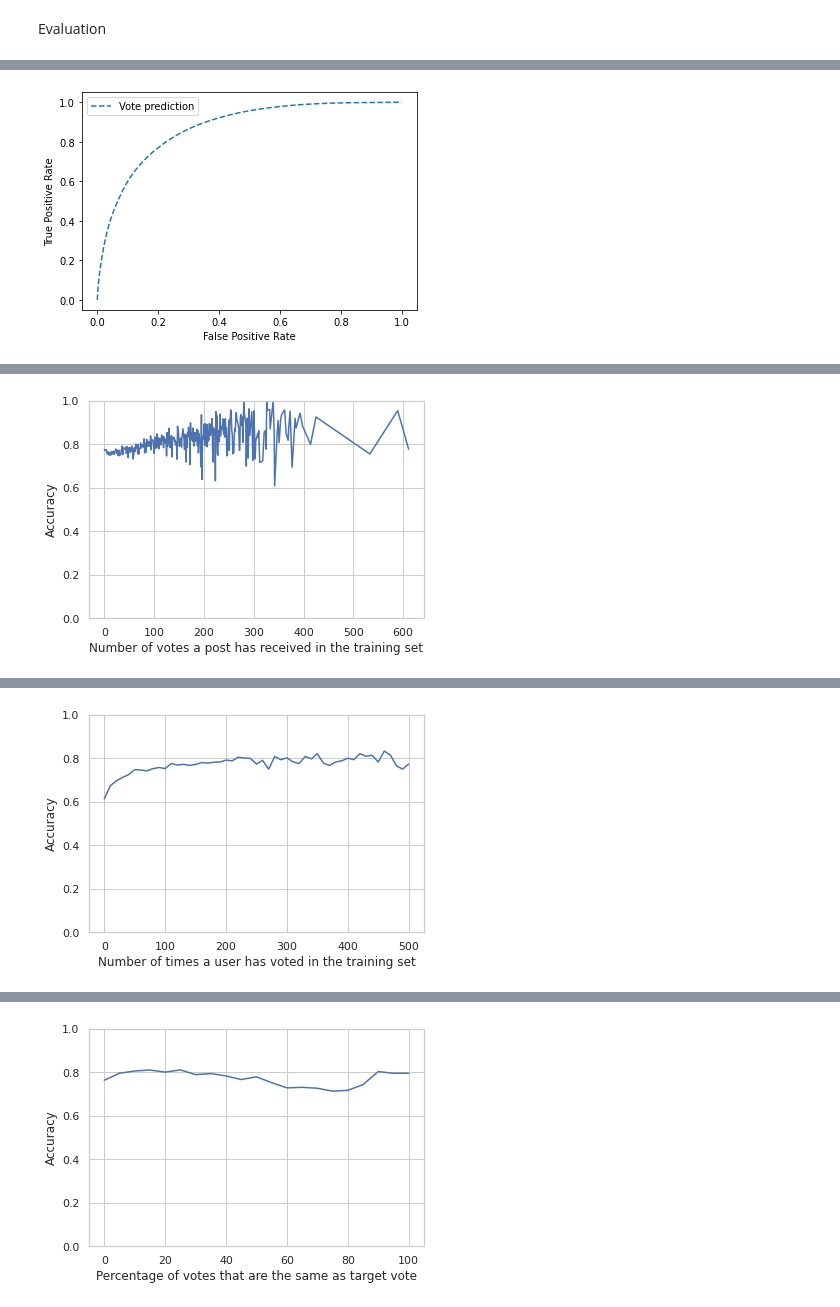
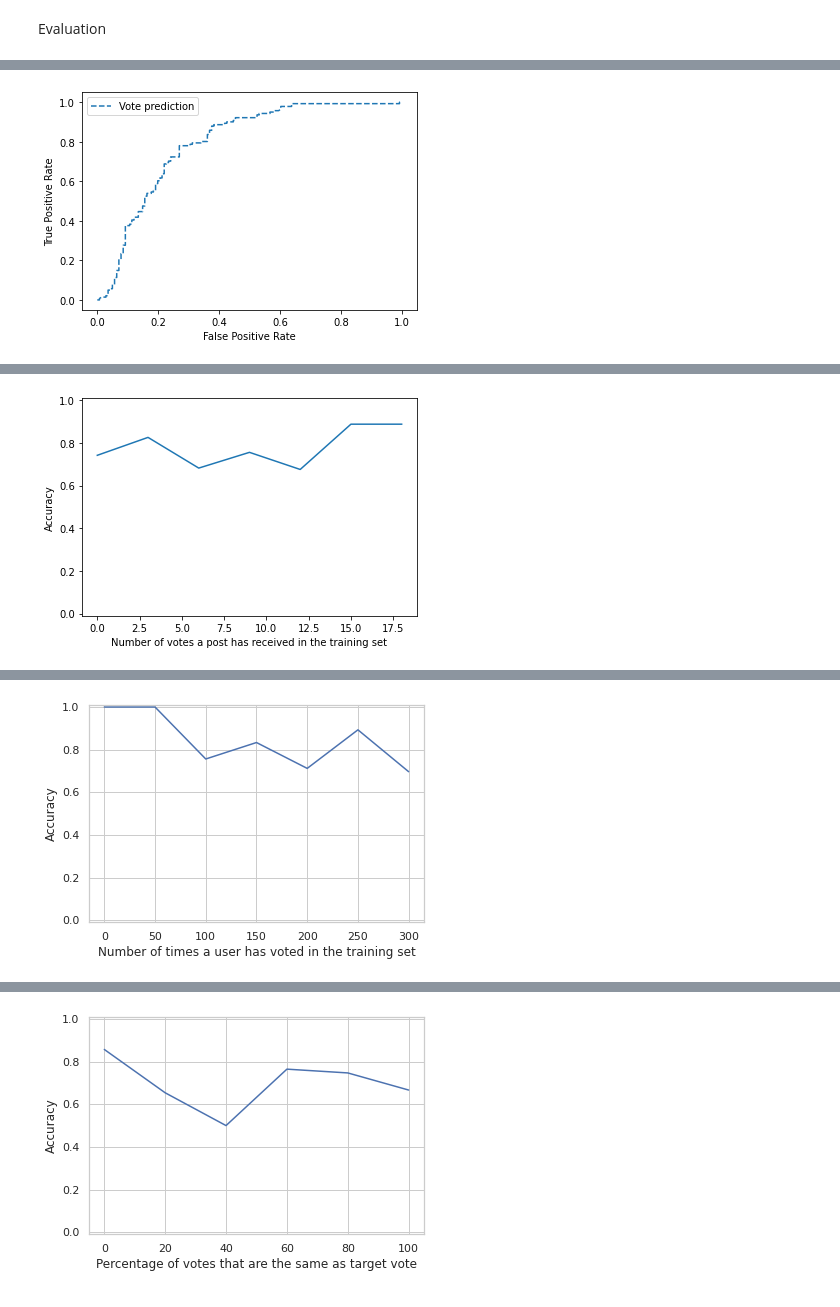
Before and after one commit to StanfordHCI/Curation-Modeling, a Jupyter notebook: test_model.ipynb, the cells around one changed output, grey strips where cells are left out. Drawn from its saved outputs; the diff is of its cells as text; code cells hidden in the pictures.

Commit message:
Adapt evaluation script to CURIO

```diff
--- a/test_model.ipynb
+++ b/test_model.ipynb
@@ -9,7 +9,7 @@ import numpy as np
 import torch
 from collections import Counter
 import random
-config = get_config("configs/subreddit_minority_no_peer_more_subs.yml", "_test", print_config=False)
+config = get_config("configs/finetune_CURIO_tmp.yml", "_test", print_config=False)
 target, original_feature_map, categorical_features, string_features, train_data, test_data, test_data_info, train_submission_upvote_df, num_all_users = get_model_input(config)
 model = TransformerVoter(config, categorical_features, string_features, original_feature_map)
 extra_input = (categorical_features, string_features, target)
@@ -103,7 +102,7 @@ for model_type in model_types:
     test_weights = get_normalization_weights(test_data, train_submission_upvote_df, config)
     if config["use_voted_users_feature"]:
         debug("Use all voted users as feature")
-    eval_all_test_data = evaluate_model(config, model, data = test_data, weights = test_weights, batch_size=config['batch_size'], sample_voted_users=False, extra_input=extra_input, data_info = test_data_info, simple = False)
+    eval_all_test_data = evaluate_model(config, model, data = test_data, weights = test_weights, batch_size=config['batch_size'], sample_voted_users=False, extra_input=extra_input, data_info = test_data_info, simple = False, smooth = True)
     eval_result_str = "".join([f"- {key}: {value:.4f} " if type(value) in [int, float] else f"- {key}: {value} " for key, value in eval_all_test_data.items()])
     print("eval_all_test_data:", eval_result_str)
     print([(k, eval_all_test_data["subreddit_acc"][k]) for k in config["selected_subreddits"] if k in eval_all_test_data["subreddit_acc"]])
@@ -112,7 +111,7 @@ for model_type in model_types:
 
     if config["use_voted_users_feature"] and config["sample_part_voted_users"]:
         debug("Sample part voted users as feature")
-        eval_all_test_data = evaluate_model(config, model, data = test_data, weights = test_weights, batch_size=config['batch_size'], sample_voted_users=True, extra_input=extra_input, data_info = test_data_info, simple = False)
+        eval_all_test_data = evaluate_model(config, model, data = test_data, weights = test_weights, batch_size=config['batch_size'], sample_voted_users=True, extra_input=extra_input, data_info = test_data_info, simple = False, smooth = True)
         eval_result_str = "".join([f"- {key}: {value:.4f} " for key, value in eval_all_test_data.items()])
         print("eval_all_test_data:", eval_result_str)
         with open(config["log_path"], 'a') as log:
@@ -126 +126 @@ Loading latest model...
-[figure, old version]
+[figure, new version]
@@ -131 +131 @@ How well can the model deal with cold start problem? Accuracy & confidence given
-[figure, old version]
+[figure, new version]
@@ -136 +136 @@ How well can the model predict the lurkers' opinions? Accuracy & confidence give
-[figure, old version]
+[figure, new version]
@@ -141 +141 @@ How well can the model predict the minority opinions? Accuracy & confidence give
-[figure, old version]
+[figure, new version]
```
Also changed, not shown: parts of 4 cells of this notebook, 9 other files.
